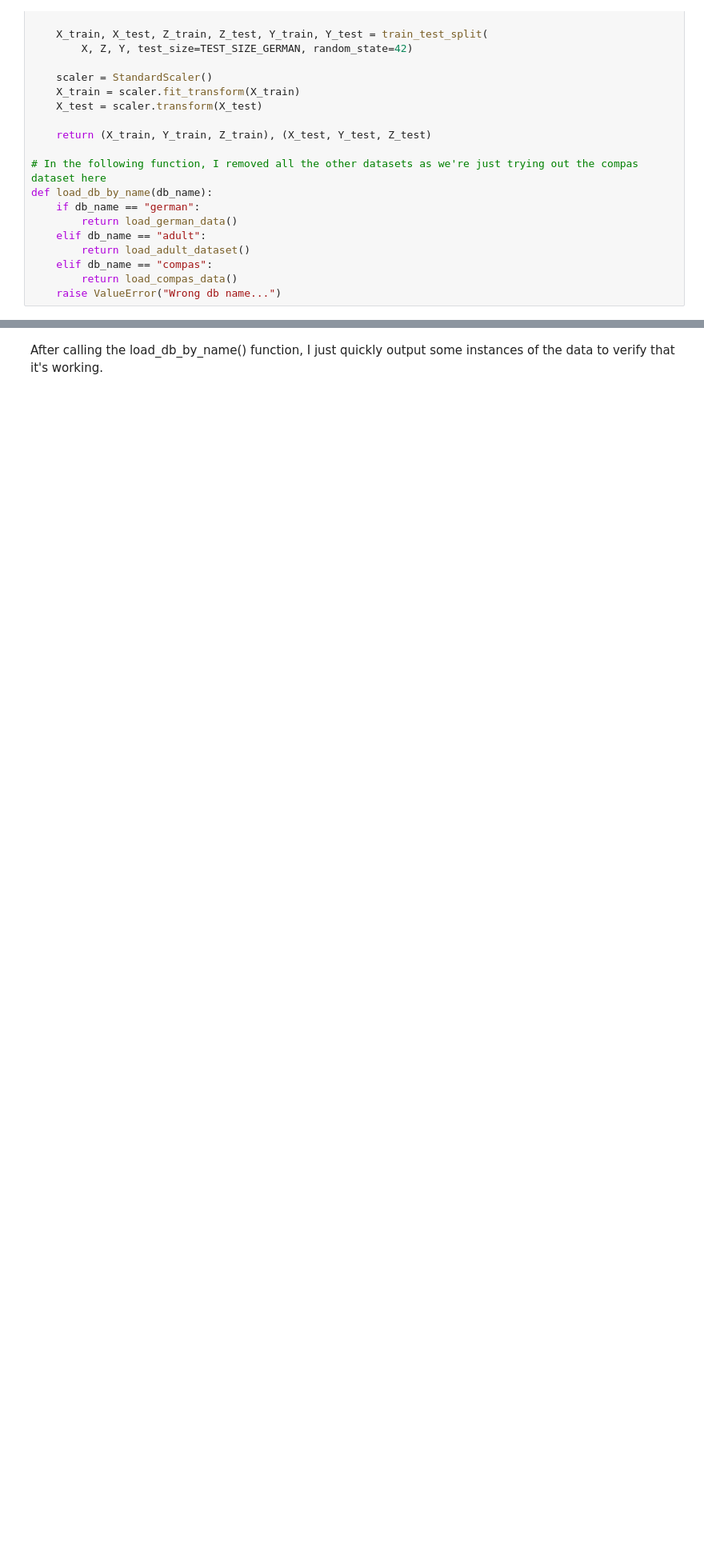
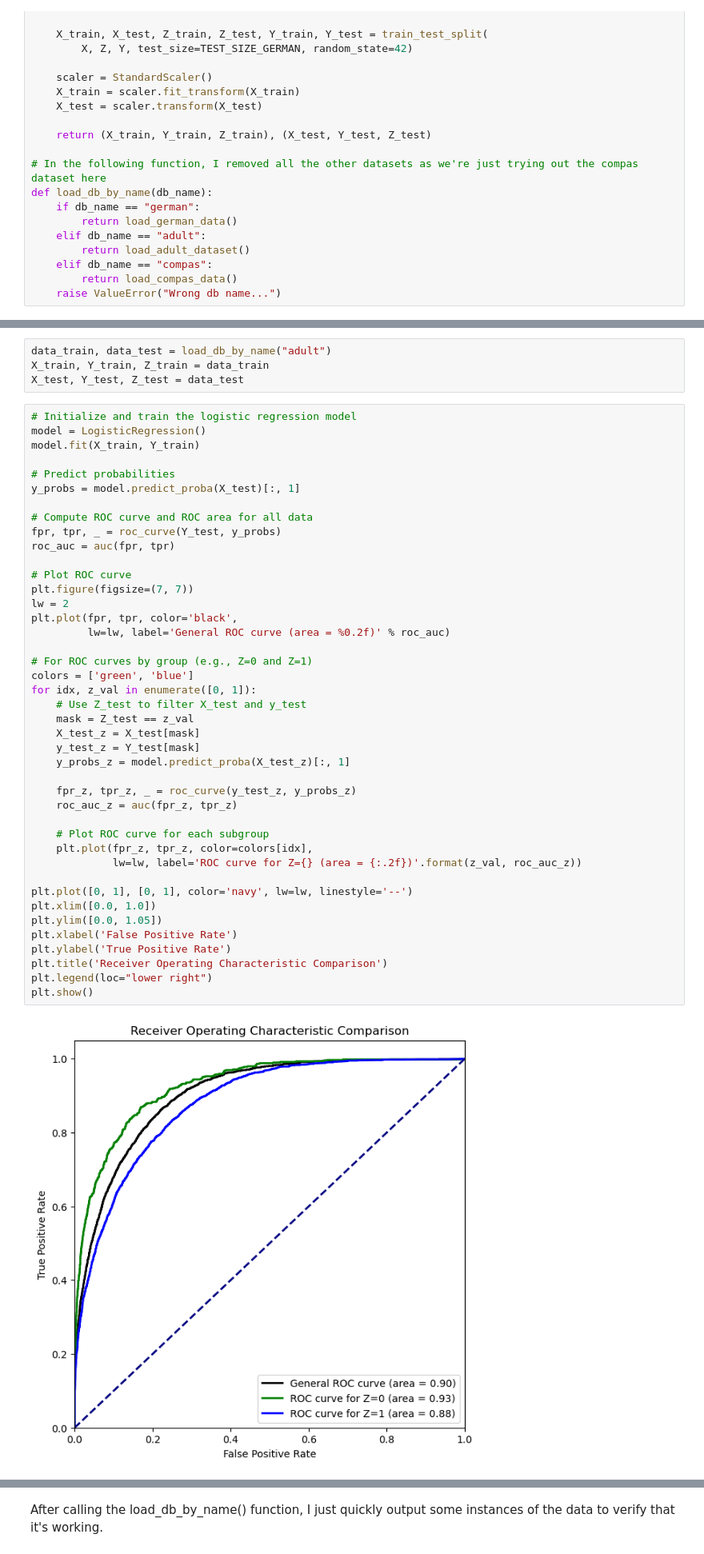
Before and after one commit to tlhaeussler/ensae-fairness-ml-project, a Jupyter notebook: fairness_ranking.ipynb, the cells around one changed output, grey strips where cells are left out. Shown at 80% size. Drawn from its saved outputs; the diff is of its cells as text; blank space fills up the shorter version.

```diff
--- a/fairness_ranking.ipynb
+++ b/fairness_ranking.ipynb
@@ -259,0 +268,48 @@ def load_db_by_name(db_name):
+# %%
+data_train, data_test = load_db_by_name("adult")
+X_train, Y_train, Z_train = data_train
+X_test, Y_test, Z_test = data_test
+# %%
+# Initialize and train the logistic regression model
+model = LogisticRegression()
+model.fit(X_train, Y_train)
+
+# Predict probabilities
+y_probs = model.predict_proba(X_test)[:, 1]
+
+# Compute ROC curve and ROC area for all data
+fpr, tpr, _ = roc_curve(Y_test, y_probs)
+roc_auc = auc(fpr, tpr)
+
+# Plot ROC curve
+plt.figure(figsize=(7, 7))
+lw = 2
+plt.plot(fpr, tpr, color='black',
+         lw=lw, label='General ROC curve (area = %0.2f)' % roc_auc)
+
+# For ROC curves by group (e.g., Z=0 and Z=1)
+colors = ['green', 'blue']
+for idx, z_val in enumerate([0, 1]):
+    # Use Z_test to filter X_test and y_test
+    mask = Z_test == z_val
+    X_test_z = X_test[mask]
+    y_test_z = Y_test[mask]
+    y_probs_z = model.predict_proba(X_test_z)[:, 1]
+
+    fpr_z, tpr_z, _ = roc_curve(y_test_z, y_probs_z)
+    roc_auc_z = auc(fpr_z, tpr_z)
+
+    # Plot ROC curve for each subgroup
+    plt.plot(fpr_z, tpr_z, color=colors[idx],
+             lw=lw, label='ROC curve for Z={} (area = {:.2f})'.format(z_val, roc_auc_z))
+
+plt.plot([0, 1], [0, 1], color='navy', lw=lw, linestyle='--')
+plt.xlim([0.0, 1.0])
+plt.ylim([0.0, 1.05])
+plt.xlabel('False Positive Rate')
+plt.ylabel('True Positive Rate')
+plt.title('Receiver Operating Characteristic Comparison')
+plt.legend(loc="lower right")
+plt.show()
+# %% [output]
+[figure, added]
```
Also changed, not shown: parts of 17 cells of this notebook, 4 other files.
